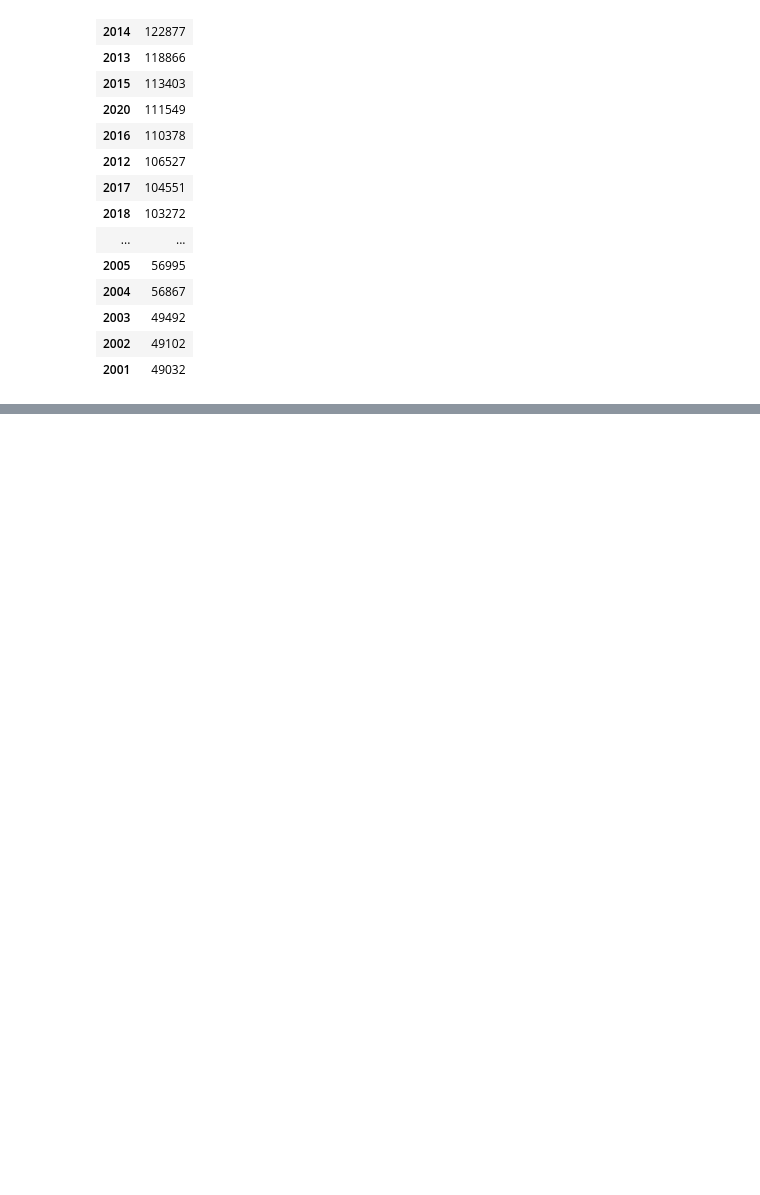
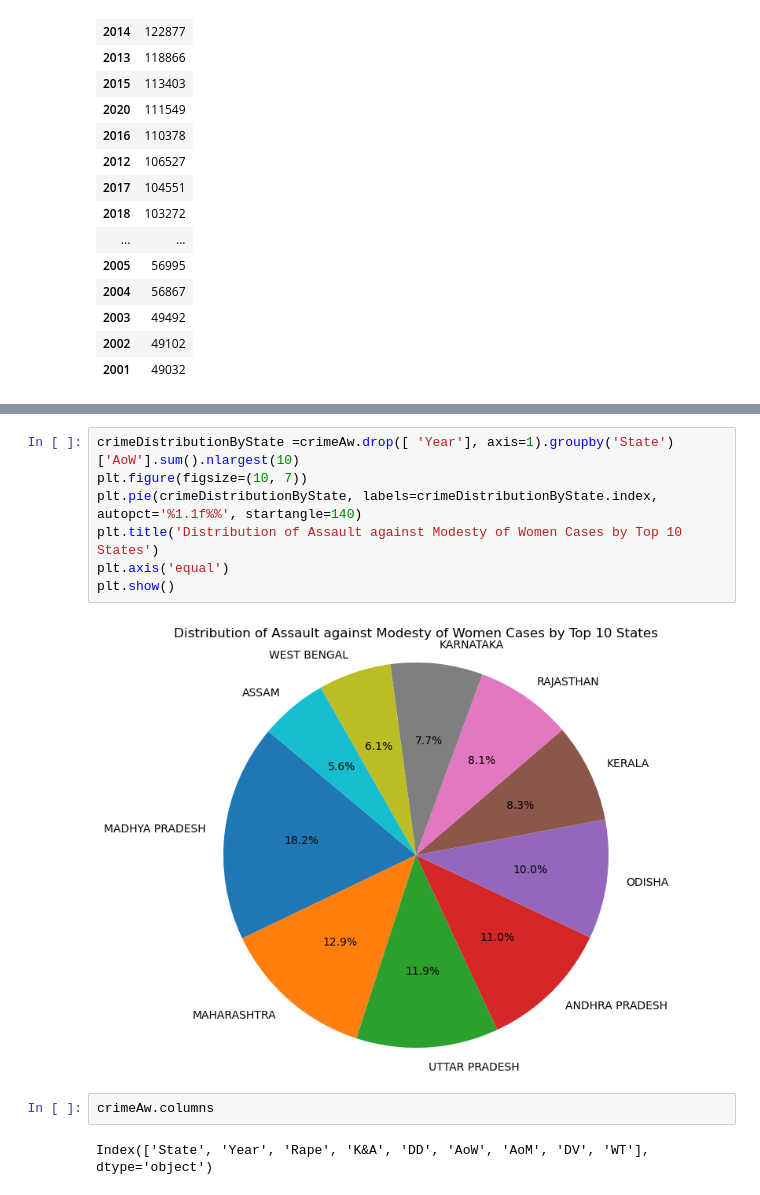
Before and after one commit to sandeepgalipelli/CrimeAgainstWomen, a Jupyter notebook: CrimeAgainstWoman.ipynb, the cells around one changed output, grey strips where cells are left out. Saved outputs shown, nothing was run; the diff lists cells and outputs as text; blank space fills up the shorter version.

```diff
--- a/CrimeAgainstWoman.ipynb
+++ b/CrimeAgainstWoman.ipynb
@@ -243,0 +243,13 @@ plt.show()
+# %%
+crimeDistributionByState =crimeAw.drop([ 'Year'], axis=1).groupby('State')['AoW'].sum().nlargest(10)
+plt.figure(figsize=(10, 7))
+plt.pie(crimeDistributionByState, labels=crimeDistributionByState.index, autopct='%1.1f%%', startangle=140)
+plt.title('Distribution of Assault against Modesty of Women Cases by Top 10 States')
+plt.axis('equal')
+plt.show()
+# %% [output]
+[figure, added]
+# %%
+crimeAw.columns
+# %% [output]
+Index(['State', 'Year', 'Rape', 'K&A', 'DD', 'AoW', 'AoM', 'DV', 'WT'], dtype='object')
```
Also changed, not shown: parts of 2 cells of this notebook.
